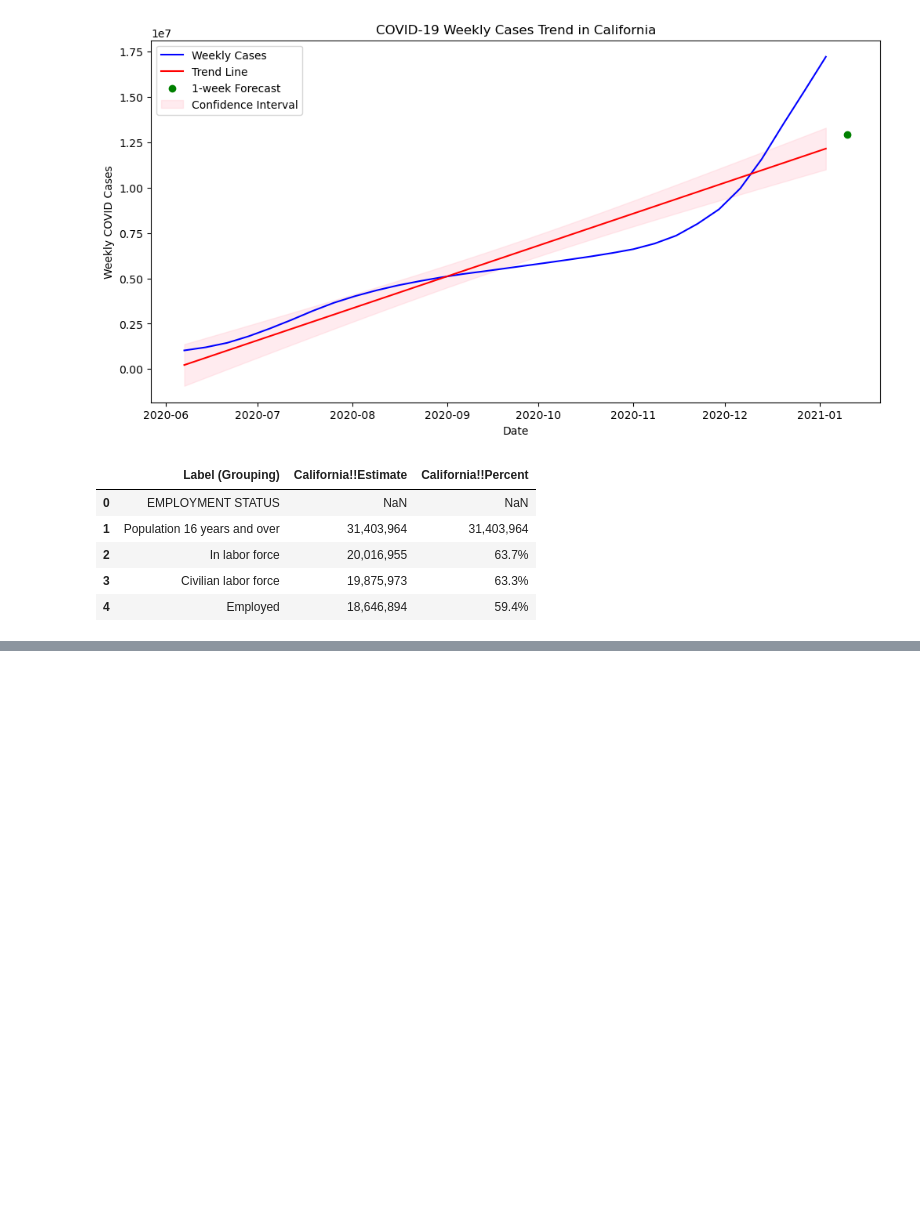
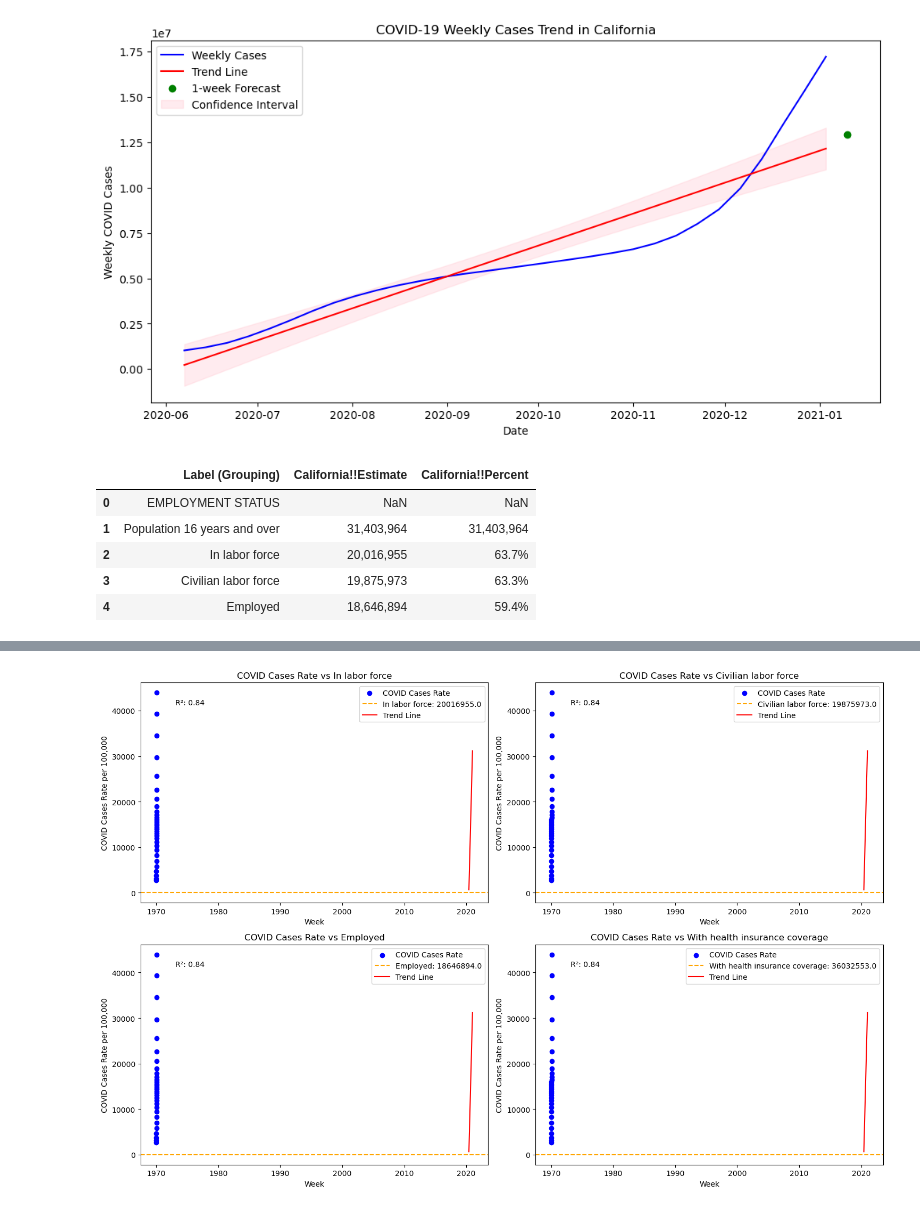
Before and after one commit to hamza890890/Group7ClassProject, a Jupyter notebook: Stage IV/Hamza Ahmed/Stage IV.ipynb, the cells around one changed output, grey strips where cells are left out. Saved outputs shown, nothing was run; the diff lists cells and outputs as text; code cells hidden in the pictures; blank space fills up the shorter version.

```diff
--- a/Stage IV/Hamza Ahmed/Stage IV.ipynb
+++ b/Stage IV/Hamza Ahmed/Stage IV.ipynb
@@ -750,0 +880,95 @@ enrichment_data.head()
+# %%
+import pandas as pd
+import numpy as np
+from scipy import stats
+import matplotlib.pyplot as plt
+import statsmodels.api as sm
+
+# Load datasets
+enrichment_data = pd.read_csv('Economy.csv')
+covid_data = pd.read_csv('US-Covid.csv')
+
+# Filter California data from COVID dataset
+ca_covid_data = covid_data[covid_data['State'] == 'CA'].copy()
+print(ca_covid_data.columns)
+
+# Clean up the enrichment data to ensure consistent formatting
+enrichment_data['Label (Grouping)'] = enrichment_data['Label (Grouping)'].str.strip()
+
+# Select enrichment variables of interest
+enrichment_vars = ['In labor force', 'Civilian labor force', 'Employed', 'With health insurance coverage']
+ca_enrichment_data = enrichment_data[enrichment_data['Label (Grouping)'].isin(enrichment_vars)].copy()
+
+# Melt the enrichment DataFrame to long format for easier manipulation
+enrichment_data_long = ca_enrichment_data.melt(id_vars=['Label (Grouping)'],
+                                                value_vars=['California!!Estimate'],
+                                                var_name='variable',
+                                                value_name='value')
+enrichment_data_long['value'] = enrichment_data_long['value'].str.replace(',', '').astype(float)
+
+# Melt the COVID DataFrame to long format for easier manipulation
+case_columns = ca_covid_data.columns[5:-2]  # Get only case count columns
+melted_data = ca_covid_data.melt(id_vars=['countyFIPS', 'County Name', 'State', 'StateFIPS', 'population'],
+                                   value_vars=case_columns,
+                                   var_name='date',
+                                   value_name='cases')
+
+# Extract dates from the 'date' column and convert to datetime
+melted_data['date'] = pd.to_datetime(melted_data['date'].str.extract(r'(\d{4}-\d{2}-\d{2})')[0])
+
+# Set 'date' as the index
+melted_data.set_index('date', inplace=True)
+
+# Now calculate weekly cases
+weekly_cases = melted_data.resample('W').sum()
+
+# Create a DataFrame to hold the results
+results_df = pd.DataFrame(index=weekly_cases.index)
+
+# Populate results DataFrame with normalized COVID cases
+results_df['COVID Cases Rate'] = (weekly_cases['cases'] / ca_covid_data['population'].sum()) * 100000  # per 100,000 people
+
+# Create a new DataFrame to store enrichment values matched to the corresponding week
+enrichment_values = {}
+for var in enrichment_vars:
+    # Extract corresponding enrichment value
+    if var in enrichment_data_long['Label (Grouping)'].values:
+        value = enrichment_data_long[enrichment_data_long['Label (Grouping)'] == var]['value'].values[0]
+        # Assuming this value applies to each week
+        enrichment_values[var] = [value] * len(results_df)
+    else:
+        raise ValueError(f"The '{var}' label is not found in the enrichment data.")
+
+# Convert the enrichment values dictionary into a DataFrame
+enrichment_df = pd.DataFrame(enrichment_values, index=results_df.index)
+
+# Visualization for each enrichment variable
+plt.figure(figsize=(15, 10))
+for i, var in enumerate(enrichment_vars, 1):
+    # Scatter plot
+    plt.subplot(2, 2, i)
+    plt.scatter(np.arange(len(results_df)), results_df['COVID Cases Rate'], color='blue', label='COVID Cases Rate')
+    plt.axhline(y=0, color='orange', linestyle='--', label=f'{var}: {enrichment_values[var][0]}')
+    plt.xlabel('Week')
+    plt.ylabel('COVID Cases Rate per 100,000')
+    plt.title(f'COVID Cases Rate vs {var}')
+
+    # Trend line and regression analysis
+    X = sm.add_constant(np.arange(len(results_df)))  # Add constant for intercept
+    model = sm.OLS(results_df['COVID Cases Rate'], X).fit()
+    trend_line = model.predict(X)
+    plt.plot(results_df.index, trend_line, color='red', label='Trend Line')
+
+    # Display R-squared value
+    plt.text(0.1, 0.9, f'R²: {model.rsquared:.2f}', transform=plt.gca().transAxes)
+
+    plt.legend()
+
+plt.tight_layout()
+plt.show()
+
+# Print summary statistics for correlation
+for var in enrichment_vars:
+    correlation = stats.pearsonr(results_df['COVID Cases Rate'], enrichment_df[var])
+    print(f"Correlation between COVID Cases Rate and {var}: {correlation[0]:.2f} (p-value: {correlation[1]:.3f})")
+# %% [output]
@@ -750,0 +984 @@ enrichment_data.head()
+[figure, added]
```
Also changed, not shown: parts of 11 cells of this notebook.
